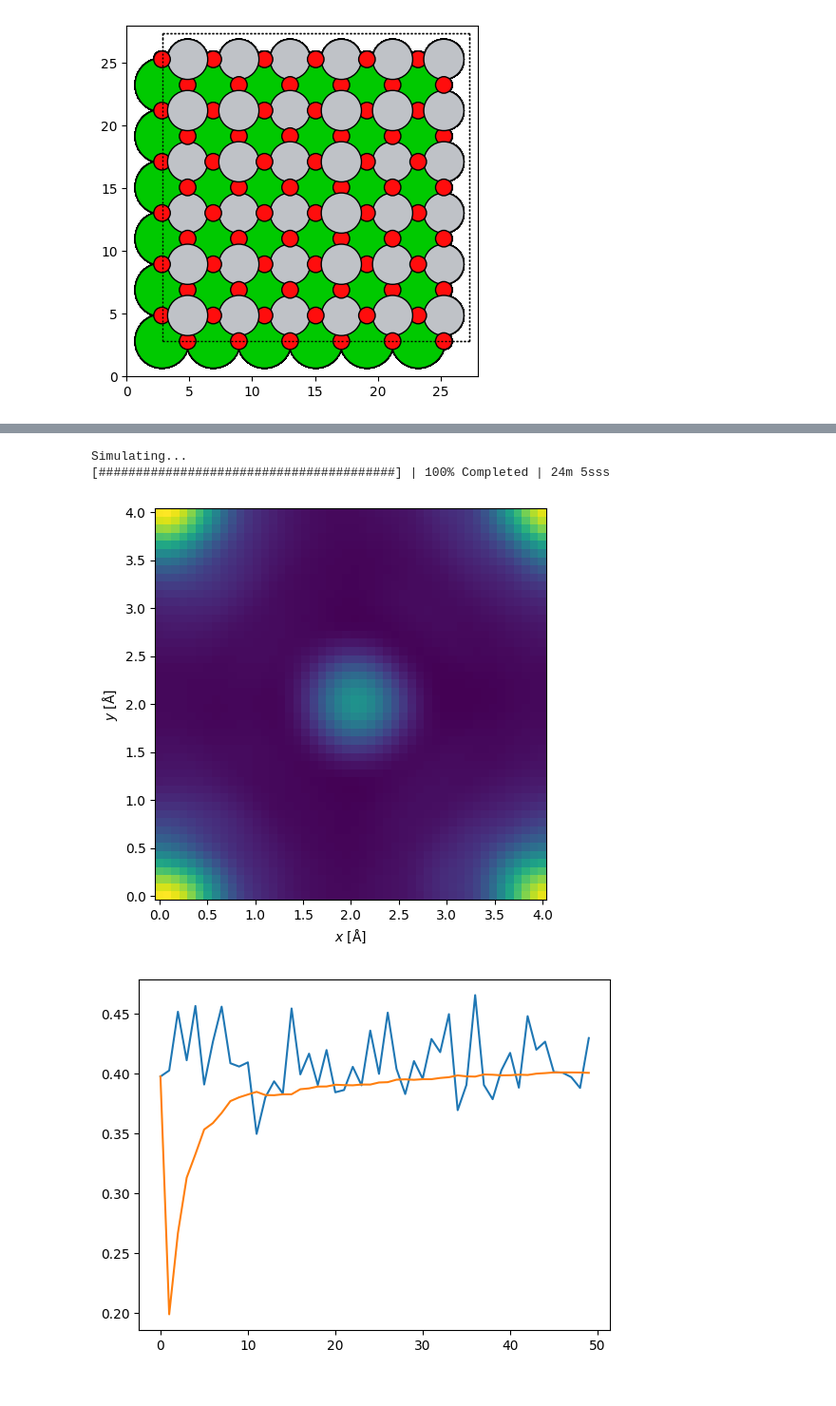
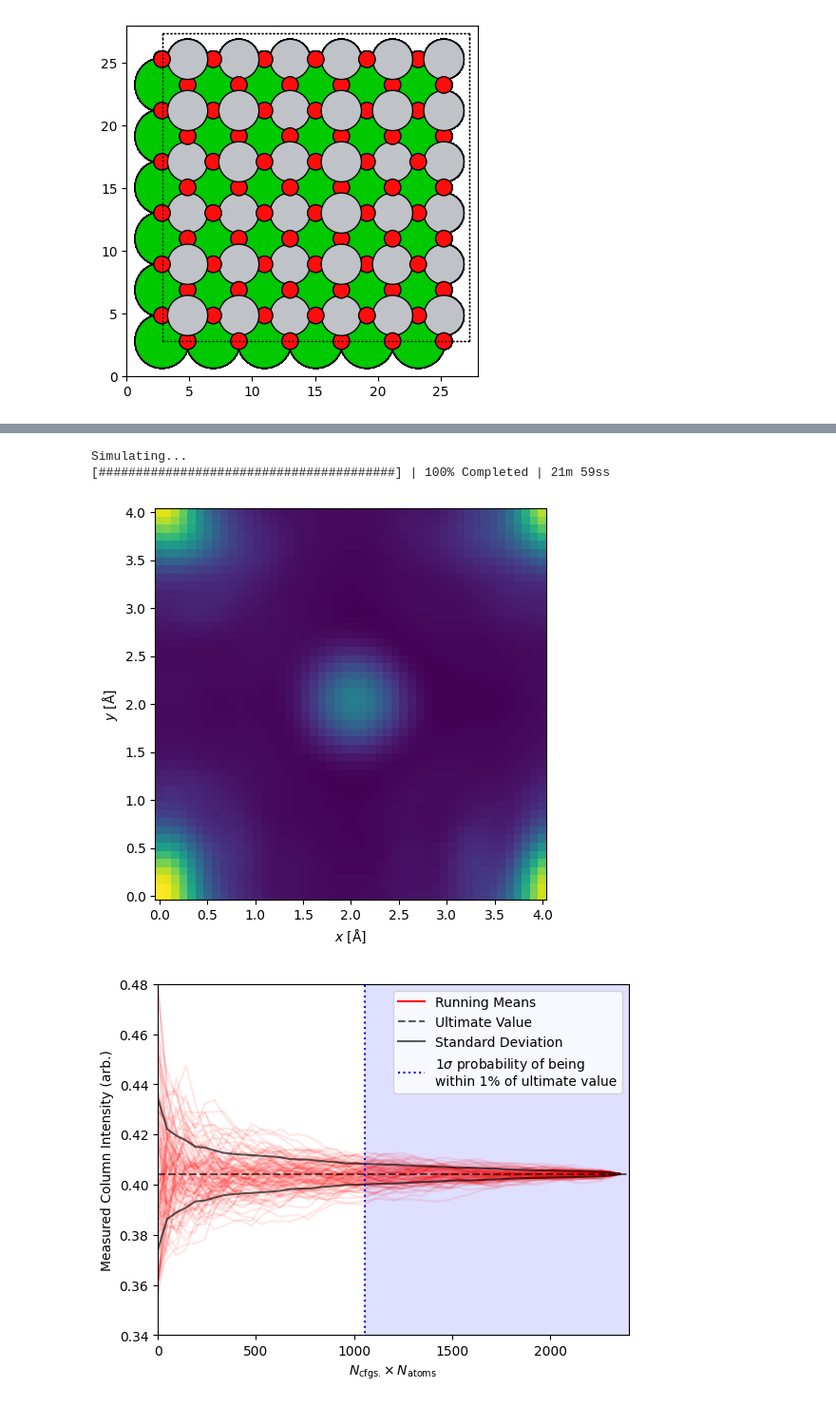
Before and after one commit to realitychemist/data_analysis_scripts, a Jupyter notebook: fp_convergence.ipynb, the cells around one changed output, grey strips where cells are left out. Shown: that part at 95% size. Saved outputs shown, nothing was run; the diff lists cells and outputs as text; code cells hidden in the pictures.

```diff
--- a/fp_convergence.ipynb
+++ b/fp_convergence.ipynb
@@ -35,8 +39,9 @@ sigs = {"Ba": 0.0757,
         "Ti": 0.0893,
         "O":  0.0810}
 
+num_configs = 50
 fps = abtem.FrozenPhonons(slab,
-                          num_configs=50,
+                          num_configs=num_configs,
                           sigmas=sigs,
                           ensemble_mean=False)  # Don't compute the mean, we want to see all of the configs
 
@@ -82,11 +87,10 @@ scangrid = abtem.scan.GridScan((0, 0), (1/6, 1/6), fractional=True, potential=po
 [figure]
 # %%
-fpath = tk_popover(save=True)  # Setup filename before running the simulation, so we can save automatically
 result = simulate_stem(potential=potential, detectors=detector, convergence=17.9, aberrations=aberrations, scan=scangrid, eager=True)
-result.to_tiff(fpath)
+# Maybe I should pickle the result?
 preview_stem_result(result)
 # %% [output]
 Simulating...
-[########################################] | 100% Completed | 24m 5sss
+[########################################] | 100% Completed | 21m 59ss
-[figure, old version]
+[figure, new version]
 # %%
@@ -112,6 +119,41 @@ for i, _ in enumerate(integrals):
+# %%
+end_val = np.mean([m[-1] for m in permuted_means])
+
+stdevs = []
+for i in range(num_configs):
+    stdevs.append(np.std([m[i] for m in permuted_means]))
+
+conv_thresh = 0.01
+sigmas = 1
+for i, s in reversed(list(enumerate(stdevs))):
+    if end_val+(sigmas*s) > end_val*(1+conv_thresh):
+        conv_idx = i
+        break
+if "conv_idx" not in locals():  # Failure to converge
+    conv_idx = num_configs
 # %%
-plt.plot(range(len(integrals)), integrals)
-plt.plot(range(len(means)), means)
+plt.axvspan(list(range(num_configs))[conv_idx]*(thickness//c), num_configs*(thickness//c), facecolor="#0000FF20")
+
+xs = range(num_configs)*(thickness//c)
+
+plt.plot(0, 0, "#FF0000FF", label="Running Means")  # Just to get the patch on legend w/o reduced alpha
+for m in permuted_means:
+    plt.plot(xs, m, "#FF000018")
+
+plt.hlines(end_val, 0, num_configs*(thickness//c), "#000000A0", "--", label="Ultimate Value")
+plt.plot(xs, [end_val+s for s in stdevs], "#000000A0", label="Standard Deviation")
+plt.plot(xs, [end_val-s for s in stdevs], "#000000A0")
+
+plt.vlines(list(range(num_configs))[conv_idx]*(thickness//c), 0.3, 0.5, "b", ":", label=f"{sigmas}"
+                                                                                        +r"$\sigma$ probability of being "
+                                                                                        +"\nwithin "
+                                                                                        +f"{100*conv_thresh:.0f}% of ultimate value")
+
+plt.xlim(0, num_configs*(thickness//c))
+plt.ylim(0.34, 0.48)
+plt.xlabel(r"$N_{\text{cfgs.}} \times N_{\text{atoms}}$")
+plt.ylabel(r"Measured Column Intensity (arb.)")
+plt.legend()
 plt.show()
 # %% [output]
-[figure, old version]
+[figure, new version]
```
Also changed, not shown: parts of 9 cells of this notebook, 4 other files.
